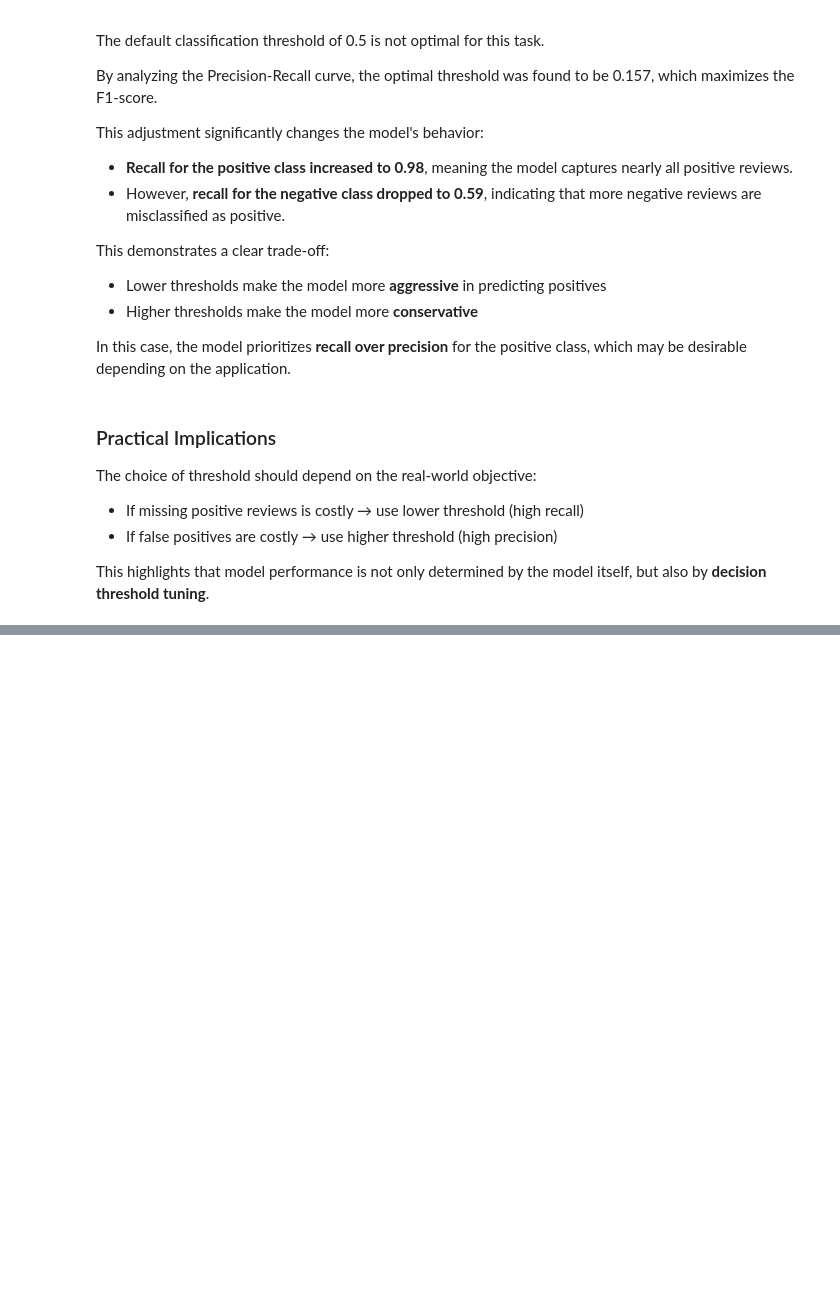
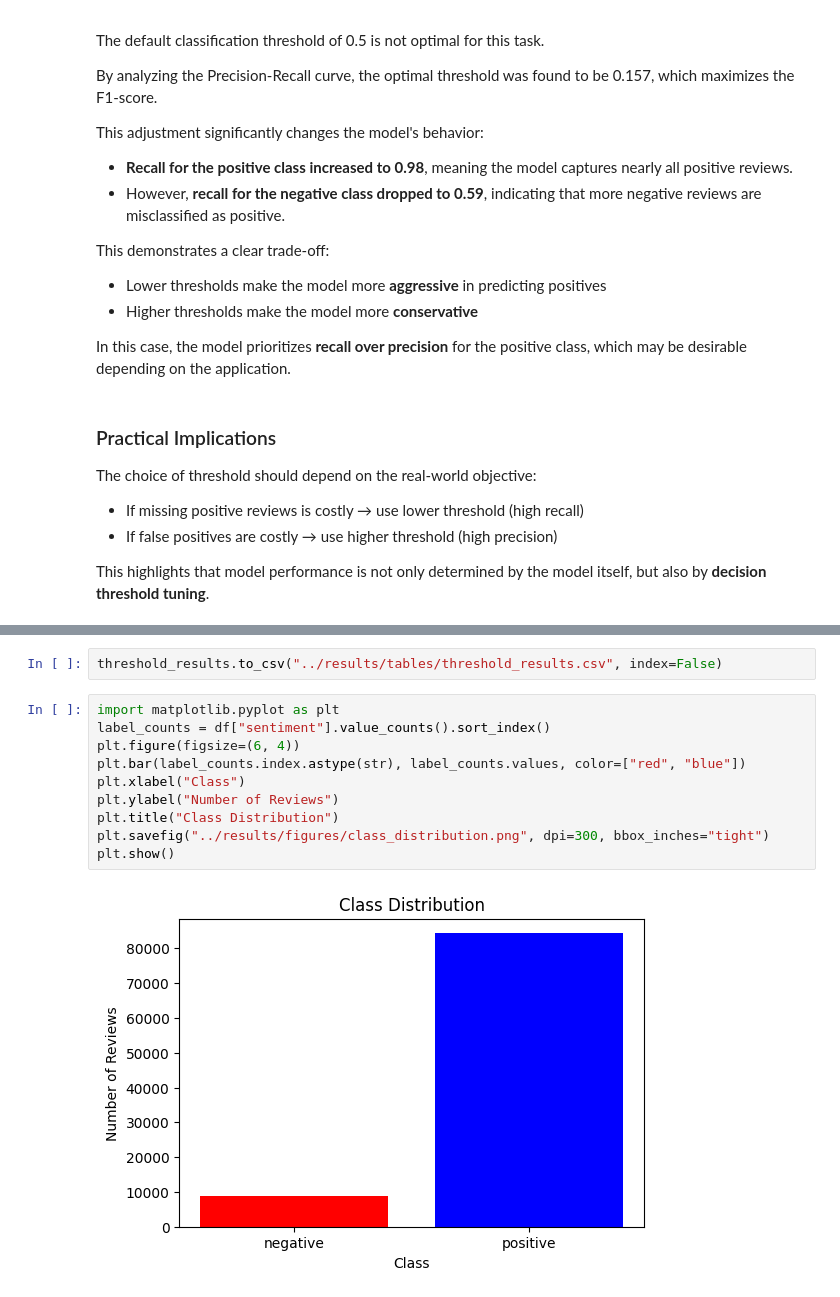
Before and after one commit to trandamkhanh311207-glitch/amazon-sentiment-analysis, a Jupyter notebook: notebooks/main.ipynb, the cells around one changed output, grey strips where cells are left out. Drawn from its saved outputs; the diff is of its cells as text; blank space fills up the shorter version.

```diff
--- a/notebooks/main.ipynb
+++ b/notebooks/main.ipynb
@@ -620,0 +653,14 @@ This highlights that model performance is not only determined by the model itsel
+# %%
+threshold_results.to_csv("../results/tables/threshold_results.csv", index=False)
+# %%
+import matplotlib.pyplot as plt
+label_counts = df["sentiment"].value_counts().sort_index()
+plt.figure(figsize=(6, 4))
+plt.bar(label_counts.index.astype(str), label_counts.values, color=["red", "blue"])
+plt.xlabel("Class")
+plt.ylabel("Number of Reviews")
+plt.title("Class Distribution")
+plt.savefig("../results/figures/class_distribution.png", dpi=300, bbox_inches="tight")
+plt.show()
+# %% [output]
+[figure, added]
```
Also changed, not shown: parts of 7 cells of this notebook, 2 other files.
